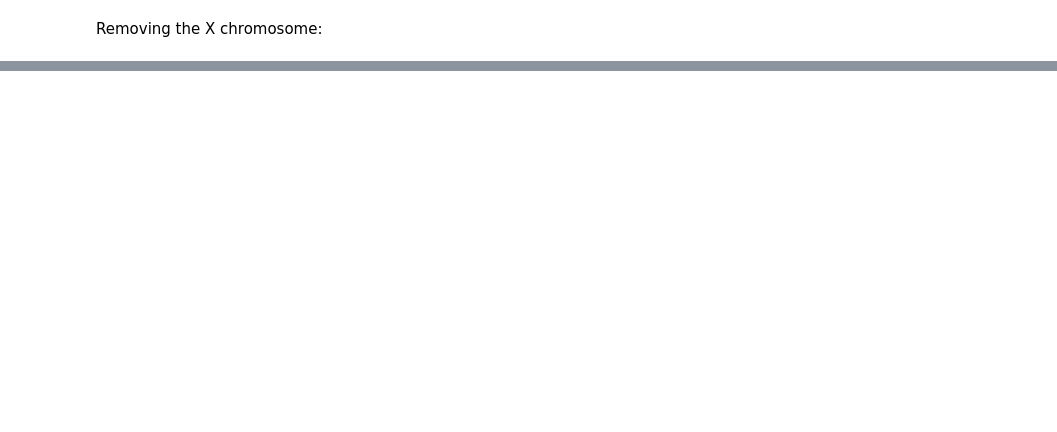
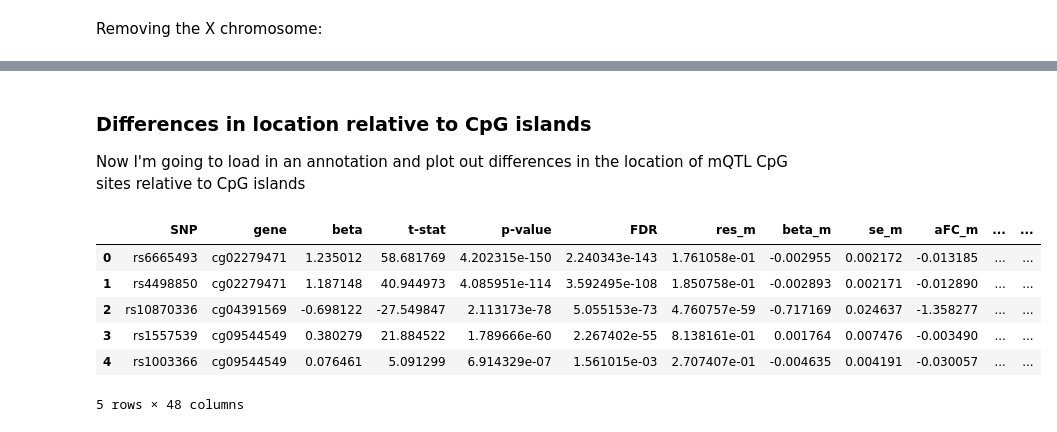
Before and after one commit to wilcas/sex_specific_mQTL, a Jupyter notebook: delahaye_mQTL_analyses/mQTL_exploration_filtering.ipynb, the cells around one changed output, grey strips where cells are left out. Drawn from its saved outputs; the diff is of its cells as text; code cells hidden in the pictures; blank space fills up the shorter version.

```diff
--- a/delahaye_mQTL_analyses/mQTL_exploration_filtering.ipynb
+++ b/delahaye_mQTL_analyses/mQTL_exploration_filtering.ipynb
@@ -489,0 +598,17 @@ There are a few relevant factors here when I'm concerned less with getting a lar
+# %% [markdown]
+### Differences in location relative to CpG islands
+Now I'm going to load in an annotation and plot out differences in the location of mQTL CpG sites relative to CpG islands
+# %%
+methy_annotation = pd.read_csv("/scratch/st-dennisjk-1/wcasazza/450k_annotation.csv")
+marginal_hits = delahaye_hits[delahaye_hits.SNP.isin(all_05)]
+sex_annotated_df = aFC_df.merge(methy_annotation,left_on="gene",right_on="Name")
+marginal_annotated_df = marginal_hits.merge(methy_annotation,left_on="gene",right_on="Name")
+sex_annotated_df.head()
+# %% [output]
+|  | SNP | gene | beta | t-stat | p-value | FDR | res_m | beta_m | se_m | aFC_m | ... | ... |
+| 0 | rs6665493 | cg02279471 | 1.235012 | 58.681769 | 4.202315e-150 | 2.240343e-143 | 1.761058e-01 | -0.002955 | 0.002172 | -0.013185 | ... | ... |
+| 1 | rs4498850 | cg02279471 | 1.187148 | 40.944973 | 4.085951e-114 | 3.592495e-108 | 1.850758e-01 | -0.002893 | 0.002171 | -0.012890 | ... | ... |
+| 2 | rs10870336 | cg04391569 | -0.698122 | -27.549847 | 2.113173e-78 | 5.055153e-73 | 4.760757e-59 | -0.717169 | 0.024637 | -1.358277 | ... | ... |
+| 3 | rs1557539 | cg09544549 | 0.380279 | 21.884522 | 1.789666e-60 | 2.267402e-55 | 8.138161e-01 | 0.001764 | 0.007476 | -0.003490 | ... | ... |
+| 4 | rs1003366 | cg09544549 | 0.076461 | 5.091299 | 6.914329e-07 | 1.561015e-03 | 2.707407e-01 | -0.004635 | 0.004191 | -0.030057 | ... | ... |
+5 rows × 48 columns
```
Also changed, not shown: parts of 23 cells of this notebook, 2 other files.
